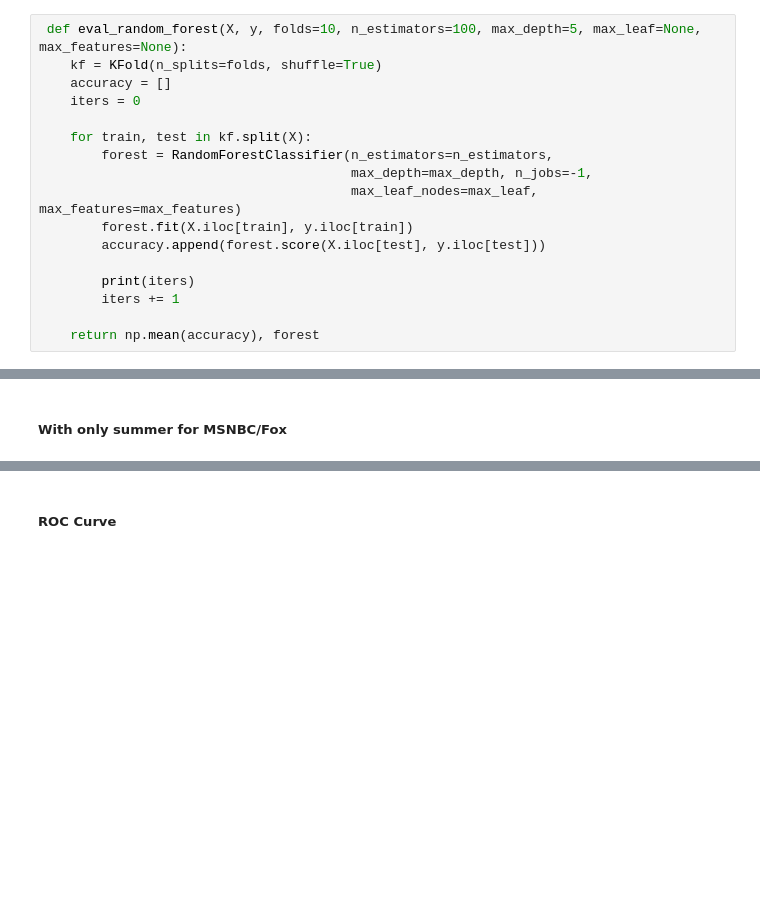
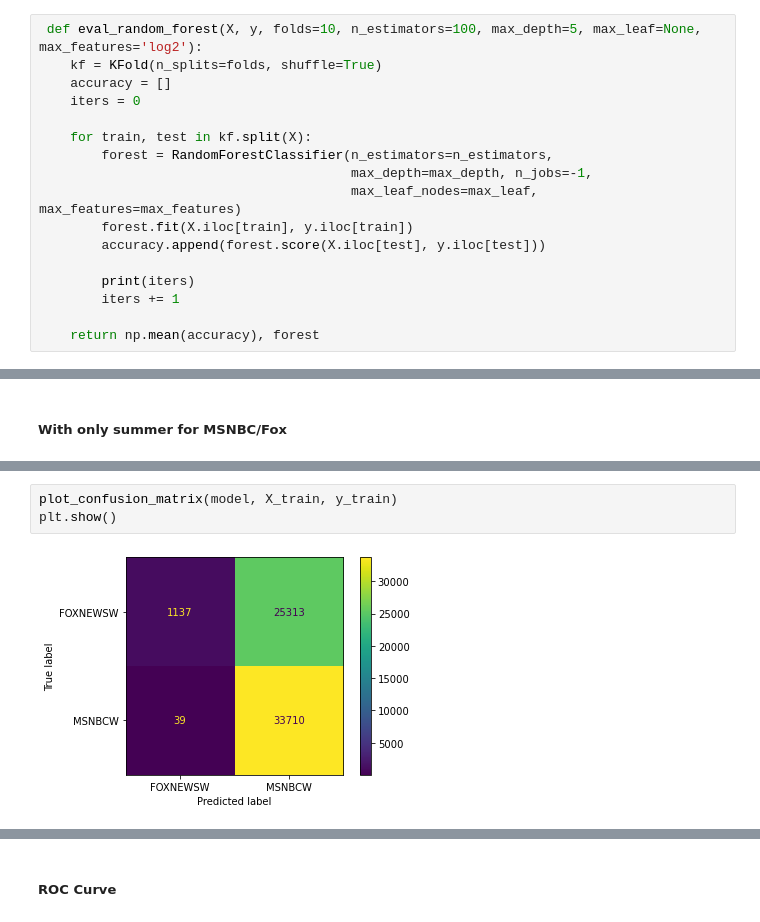
Before and after one commit to leckieje/chyrons_nlp, a Jupyter notebook: chyrons_book.ipynb, the cells around one changed output, grey strips where cells are left out. Cells and saved outputs as stored; diff of their text form; blank space fills up the shorter version.

```diff
--- a/chyrons_book.ipynb
+++ b/chyrons_book.ipynb
@@ -802,7 +549,7 @@ TypeError: 'builtin_function_or_method' object is not subscriptable
 # %% [markdown]
 #### Random Forest Classifier
 # %%
- def eval_random_forest(X, y, folds=10, n_estimators=100, max_depth=5, max_leaf=None, max_features=None):
+ def eval_random_forest(X, y, folds=10, n_estimators=100, max_depth=5, max_leaf=None, max_features='log2'):
     kf = KFold(n_splits=folds, shuffle=True)
     accuracy = []
     iters = 0
@@ -973,0 +726,5 @@ KeyboardInterrupt:
+# %%
+plot_confusion_matrix(model, X_train, y_train)
+plt.show()
+# %% [output]
+[figure, added]
```
Also changed, not shown: parts of 72 cells of this notebook.
